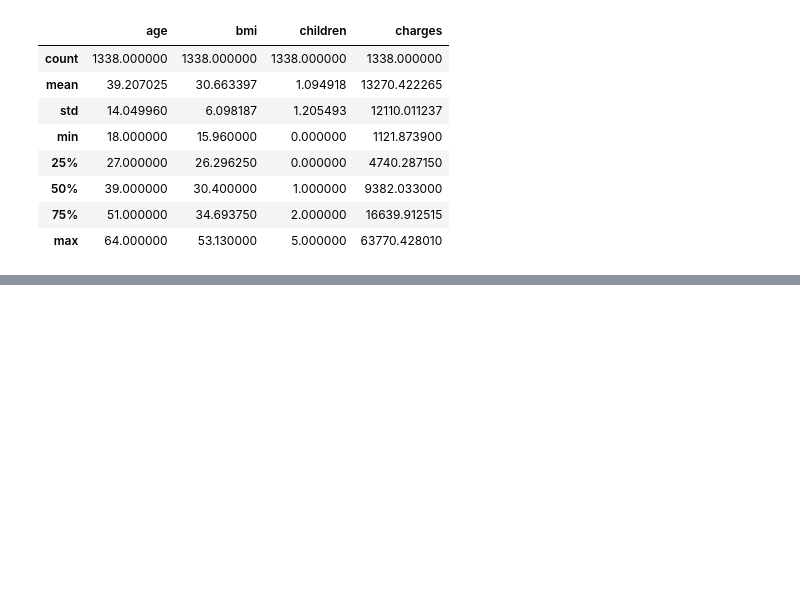
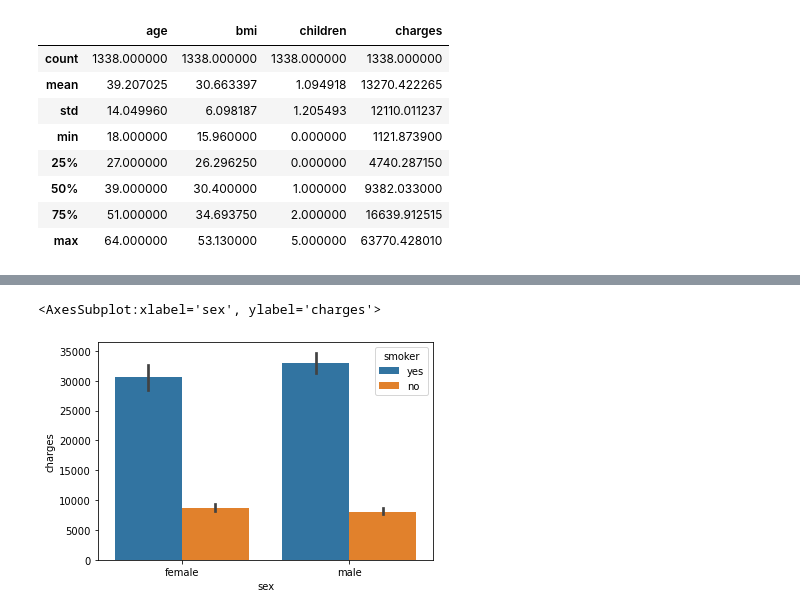
Before and after one commit to Knyazhna/UWFinTech_Group4_Project2, a Jupyter notebook: Predicting_health_insurance_cost.ipynb, the cells around one changed output, grey strips where cells are left out. Saved outputs shown, nothing was run; the diff lists cells and outputs as text; code cells hidden in the pictures; blank space fills up the shorter version.

```diff
--- a/Predicting_health_insurance_cost.ipynb
+++ b/Predicting_health_insurance_cost.ipynb
@@ -64,0 +83,5 @@ insurance_df.describe()
+# %%
+sns.barplot(data = insurance_df,x = 'sex',y = 'charges',hue = "smoker")
+# %% [output]
+<AxesSubplot:xlabel='sex', ylabel='charges'>
+[figure, added]
```
Also changed, not shown: parts of 43 cells of this notebook, 1 other file.
